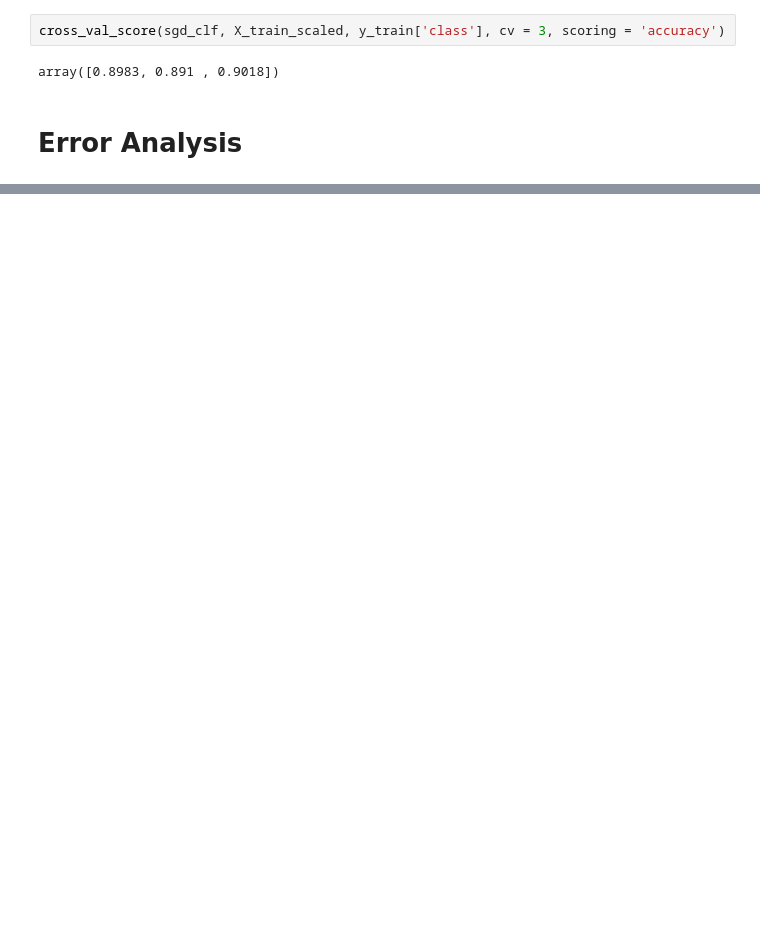
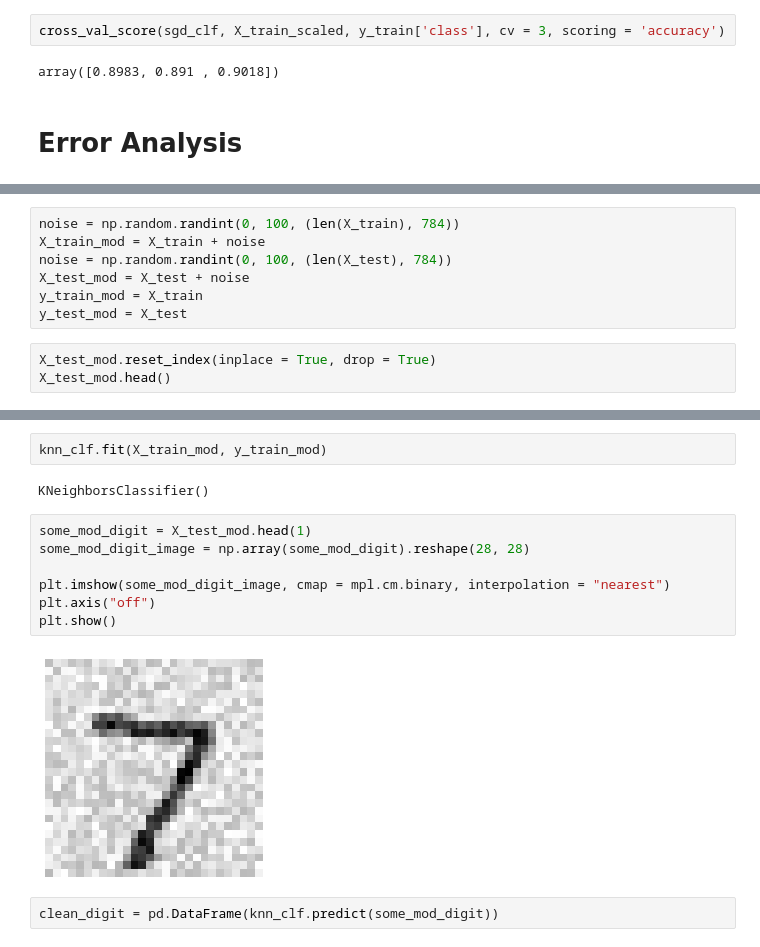
Before and after one commit to afoviedo/data-science-portfolio, a Jupyter notebook: Image Classification/Image Clasification with ML.ipynb, the cells around one changed output, grey strips where cells are left out. Drawn from its saved outputs; the diff is of its cells as text; blank space fills up the shorter version.

```diff
--- a/Image Classification/Image Clasification with ML.ipynb
+++ b/Image Classification/Image Clasification with ML.ipynb
@@ -422,0 +514,10 @@ array([0.8983, 0.891 , 0.9018])
+# %%
+noise = np.random.randint(0, 100, (len(X_train), 784))
+X_train_mod = X_train + noise
+noise = np.random.randint(0, 100, (len(X_test), 784))
+X_test_mod = X_test + noise
+y_train_mod = X_train
+y_test_mod = X_test
+# %%
+X_test_mod.reset_index(inplace = True, drop = True)
+X_test_mod.head()
@@ -422,0 +532,15 @@ array([0.8983, 0.891 , 0.9018])
+# %%
+knn_clf.fit(X_train_mod, y_train_mod)
+# %% [output]
+KNeighborsClassifier()
+# %%
+some_mod_digit = X_test_mod.head(1)
+some_mod_digit_image = np.array(some_mod_digit).reshape(28, 28)
+
+plt.imshow(some_mod_digit_image, cmap = mpl.cm.binary, interpolation = "nearest")
+plt.axis("off")
+plt.show()
+# %% [output]
+[figure, added]
+# %%
+clean_digit = pd.DataFrame(knn_clf.predict(some_mod_digit))
```
Also changed, not shown: parts of 26 cells of this notebook.
